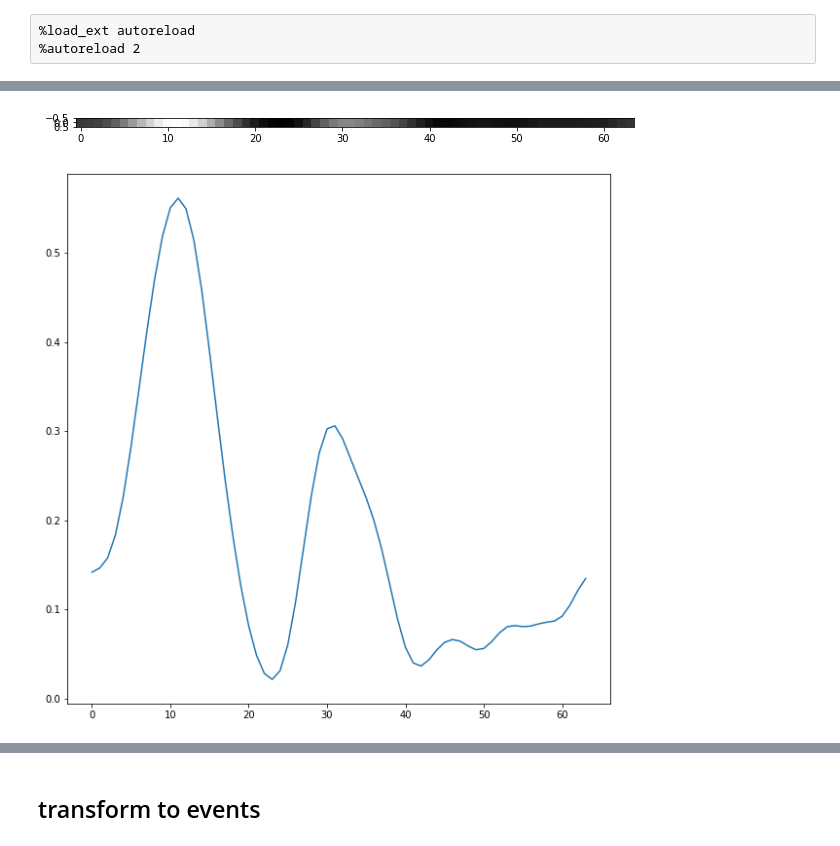
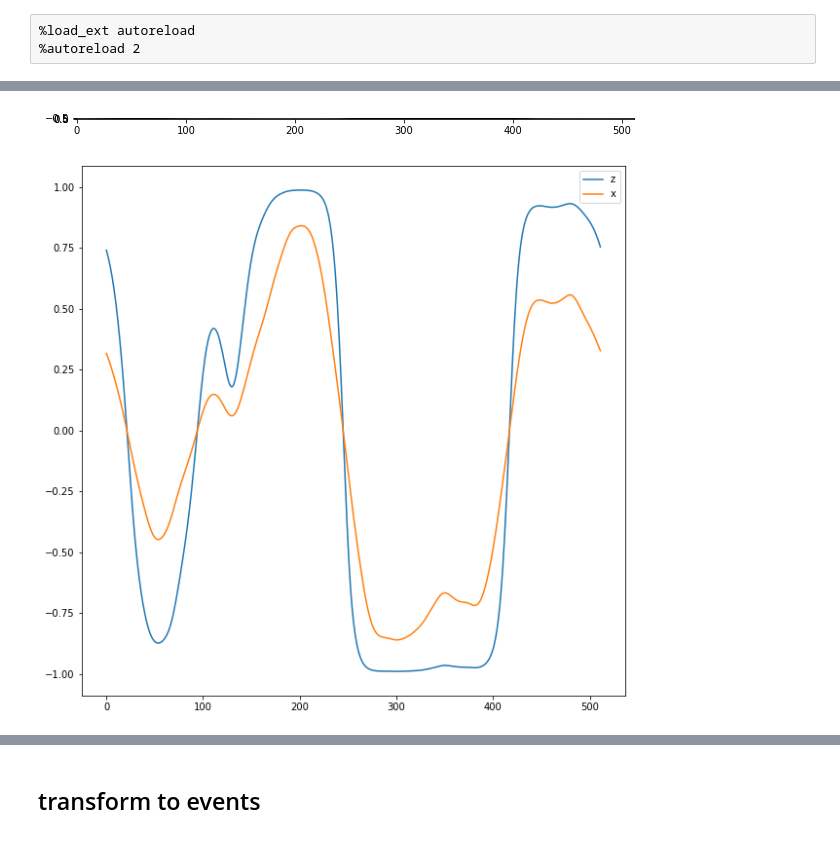
Before and after one commit to AntoineGrimaldi/aprovhots, a Jupyter notebook: notebook/2022-01-24_EMD.ipynb, the cells around one changed output, grey strips where cells are left out. Saved outputs shown, nothing was run; the diff lists cells and outputs as text; code cells hidden in the pictures.

```diff
--- a/notebook/2022-01-24_EMD.ipynb
+++ b/notebook/2022-01-24_EMD.ipynb
@@ -7,7 +7,8 @@
 %autoreload 2
 # %%
 import MotionClouds as mc
-N_X, N_T = 64, 128
-fx, fy, ft = mc.get_grids(N_X, N_X, 1)
-env = mc.envelope_gabor(fx, fy, ft, V_X=0., V_Y=0., B_V=0)
-z = 2 * mc.rectif(mc.random_cloud(env, seed=1973))[0, :] - 1
+N_X, N_X_up, N_T = 32, 512, 256
+fx, fy, ft = mc.get_grids(N_X, N_X_up, 1)
+sf_0=0.02
+env = mc.envelope_gabor(fx, fy, ft, sf_0=sf_0, B_sf=sf_0, V_X=0., V_Y=0., B_V=0)
+x = 2 * mc.rectif(mc.random_cloud(env, seed=1973))[0, :] - 1
@@ -14,13 +35,19 @@ z = 2 * mc.rectif(mc.random_cloud(env, seed=1973))[0, :] - 1
+# %%
+def sigmoid(x):
+    return 2 / (1 + np.exp(-x)) - 1
+z = np.tanh(3*x)
 # %%
 import matplotlib.pyplot as plt
 fig, ax = plt.subplots(figsize=(10,10))
 _ = ax.imshow(z.T, cmap=plt.gray())
 # %% [output]
-[figure, old version]
+[figure, new version]
 # %%
 fig, ax = plt.subplots(figsize=(10,10))
-_ = ax.plot(z)
+_ = ax.plot(z, label='z')
+_ = ax.plot(x, label='x')
+plt.legend();
 # %% [output]
-[figure, old version]
+[figure, new version]
 # %%
 import numpy as np
```
Also changed, not shown: parts of 42 cells of this notebook.
